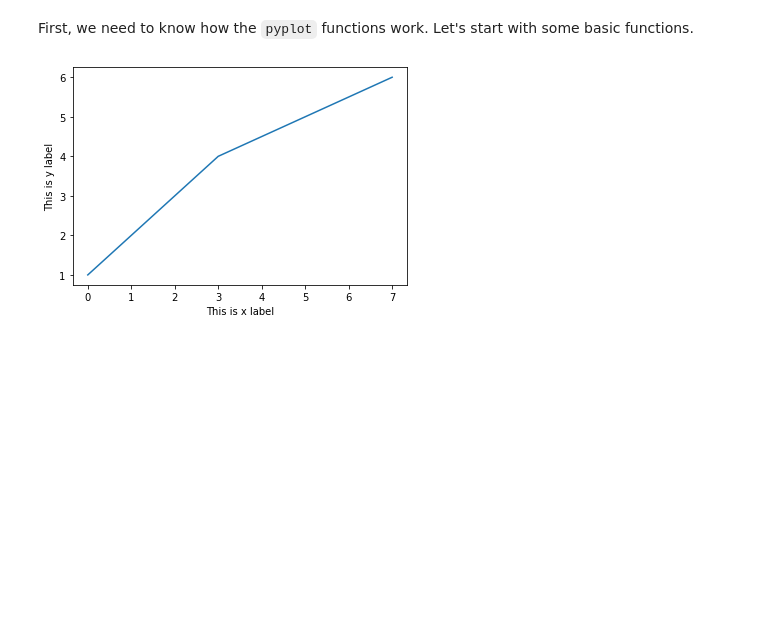
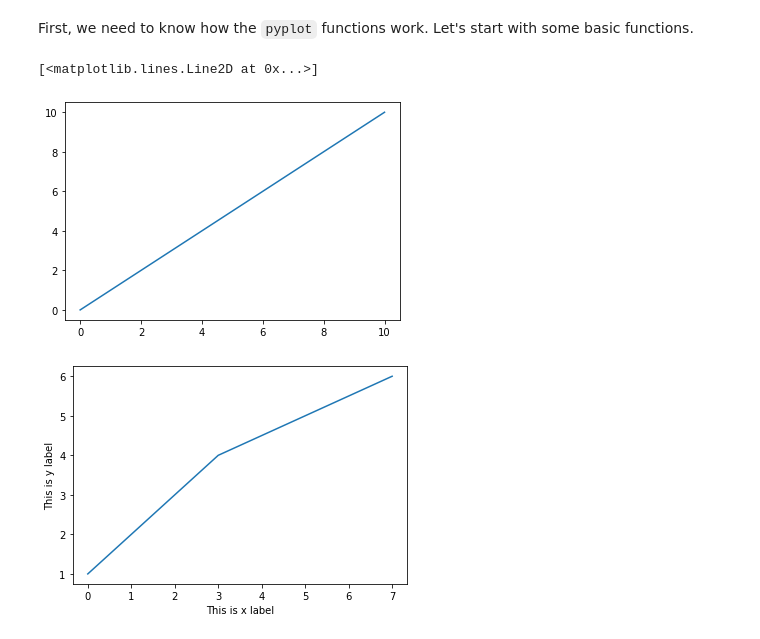
Before and after one commit to ytu-cvlab/mce-51069, a Jupyter notebook: _notebooks/2020-12-16-week1-day3.ipynb, the cells around one changed output. Drawn from its saved outputs; the diff is of its cells as text; code cells hidden in the pictures; blank space fills up the shorter version.

Commit message:
Update matplotlib

```diff
--- a/_notebooks/2020-12-16-week1-day3.ipynb
+++ b/_notebooks/2020-12-16-week1-day3.ipynb
@@ -174,6 +174,11 @@ Matplotlib is a comprehensive library for creating static, animated, and interac
 ### 1. Simple Plots
 # %% [markdown]
 First, we need to know how the `pyplot` functions work. Let's start with some basic functions.
+# %%
+plt.plot(x,x)
+# %% [output]
+[<matplotlib.lines.Line2D at 0x...>]
+[figure, added]
 # %%
 %matplotlib inline
 import matplotlib.pyplot as plt
```
Also changed, not shown: parts of 15 cells of this notebook.
